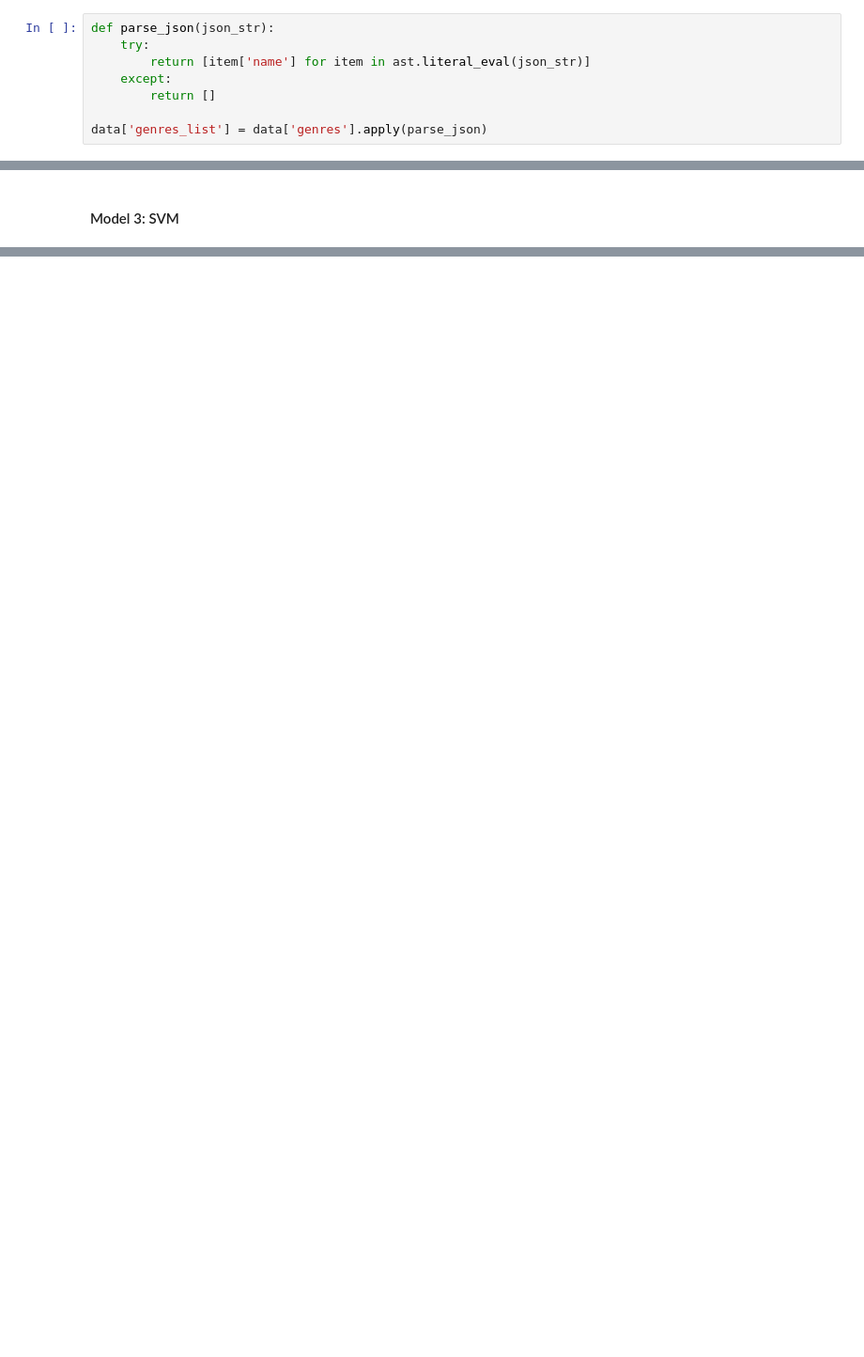
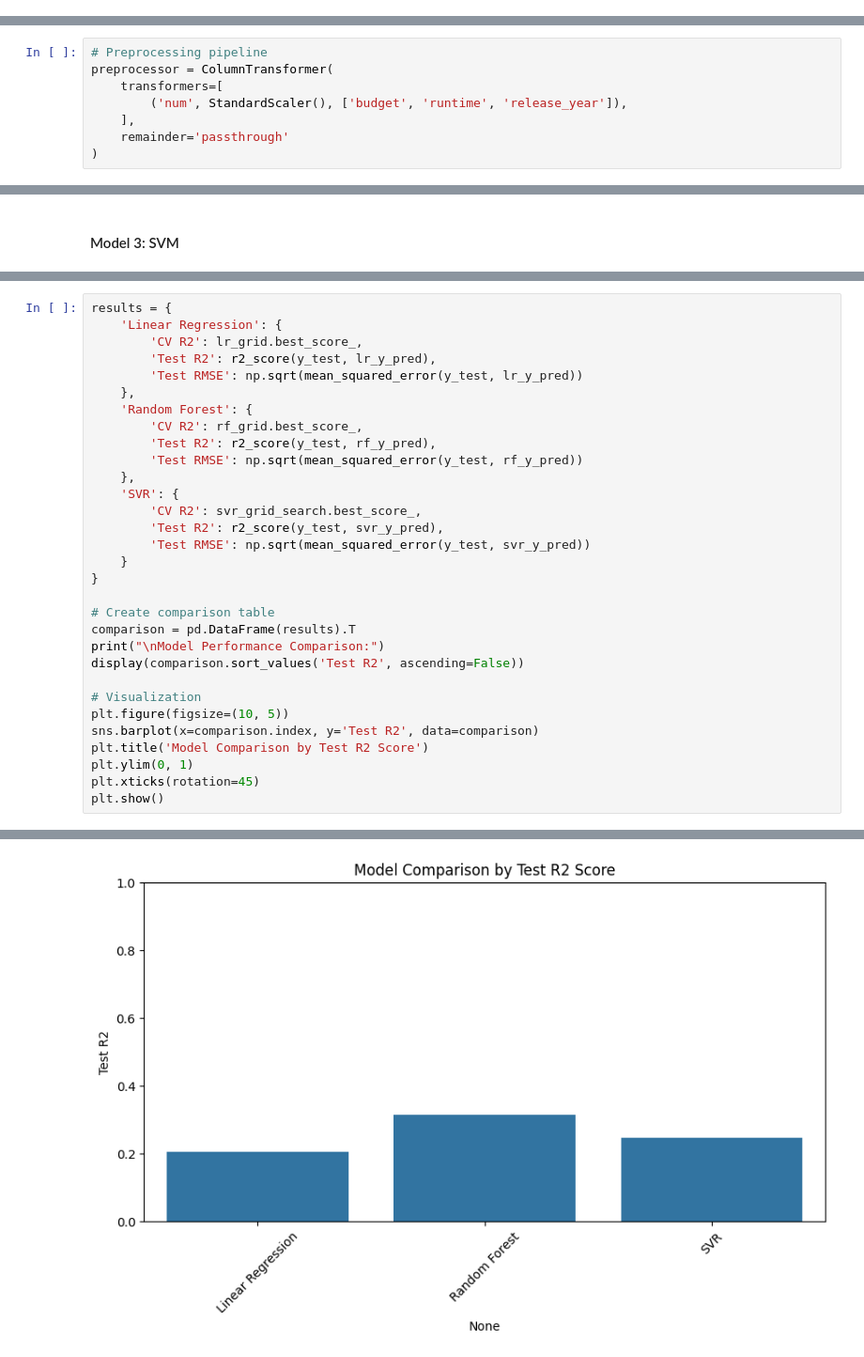
Before and after one commit to zacharyL16/ENSF444ProjectGroup31, a Jupyter notebook: Final Project.ipynb, the cells around one changed output, grey strips where cells are left out. Shown: that part at 94% size. Cells and saved outputs as stored; diff of their text form; blank space fills up the shorter version.

Commit message:
Updated to add other models and fixed SVR.

```diff
--- a/Final Project.ipynb
+++ b/Final Project.ipynb
@@ -87,11 +90,3 @@ dtype: int64
-# %%
-def parse_json(json_str):
-    try:
-        return [item['name'] for item in ast.literal_eval(json_str)]
-    except:
-        return []
-
-data['genres_list'] = data['genres'].apply(parse_json)
 # %% [markdown]
 #### Parse JSON columns
 # %%
@@ -156,2 +124,10 @@ X_train, X_test, y_train, y_test = train_test_split(X, y, test_size=0.1, random_
+# %%
+# Preprocessing pipeline
+preprocessor = ColumnTransformer(
+    transformers=[
+        ('num', StandardScaler(), ['budget', 'runtime', 'release_year']),
+    ],
+    remainder='passthrough'
+)
 # %% [markdown]
 #### Model 1: Linear Regression
@@ -205,0 +250,32 @@ Test-set R^2: 0.25
+# %%
+results = {
+    'Linear Regression': {
+        'CV R2': lr_grid.best_score_,
+        'Test R2': r2_score(y_test, lr_y_pred),
+        'Test RMSE': np.sqrt(mean_squared_error(y_test, lr_y_pred))
+    },
+    'Random Forest': {
+        'CV R2': rf_grid.best_score_,
+        'Test R2': r2_score(y_test, rf_y_pred),
+        'Test RMSE': np.sqrt(mean_squared_error(y_test, rf_y_pred))
+    },
+    'SVR': {
+        'CV R2': svr_grid_search.best_score_,
+        'Test R2': r2_score(y_test, svr_y_pred),
+        'Test RMSE': np.sqrt(mean_squared_error(y_test, svr_y_pred))
+    }
+}
+
+# Create comparison table
+comparison = pd.DataFrame(results).T
+print("\nModel Performance Comparison:")
+display(comparison.sort_values('Test R2', ascending=False))
+
+# Visualization
+plt.figure(figsize=(10, 5))
+sns.barplot(x=comparison.index, y='Test R2', data=comparison)
+plt.title('Model Comparison by Test R2 Score')
+plt.ylim(0, 1)
+plt.xticks(rotation=45)
+plt.show()
+# %% [output]
@@ -205,0 +287 @@ Test-set R^2: 0.25
+[figure, added]
```
Also changed, not shown: parts of 16 cells of this notebook.
